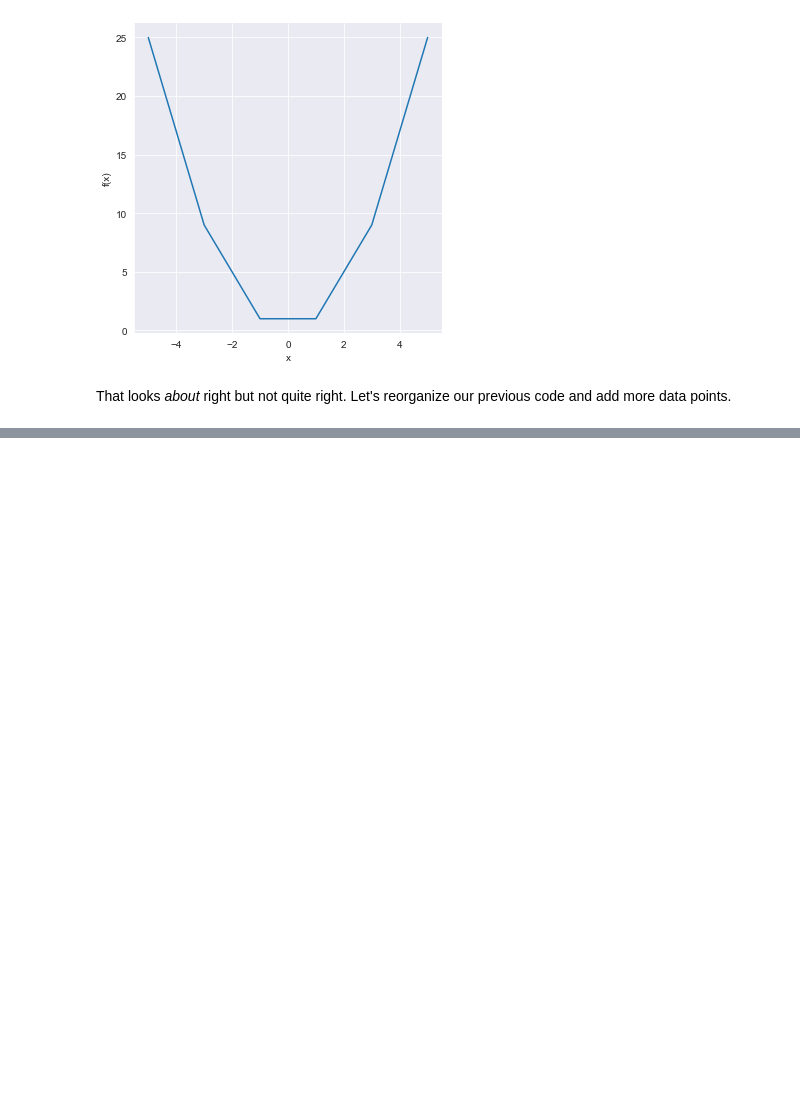
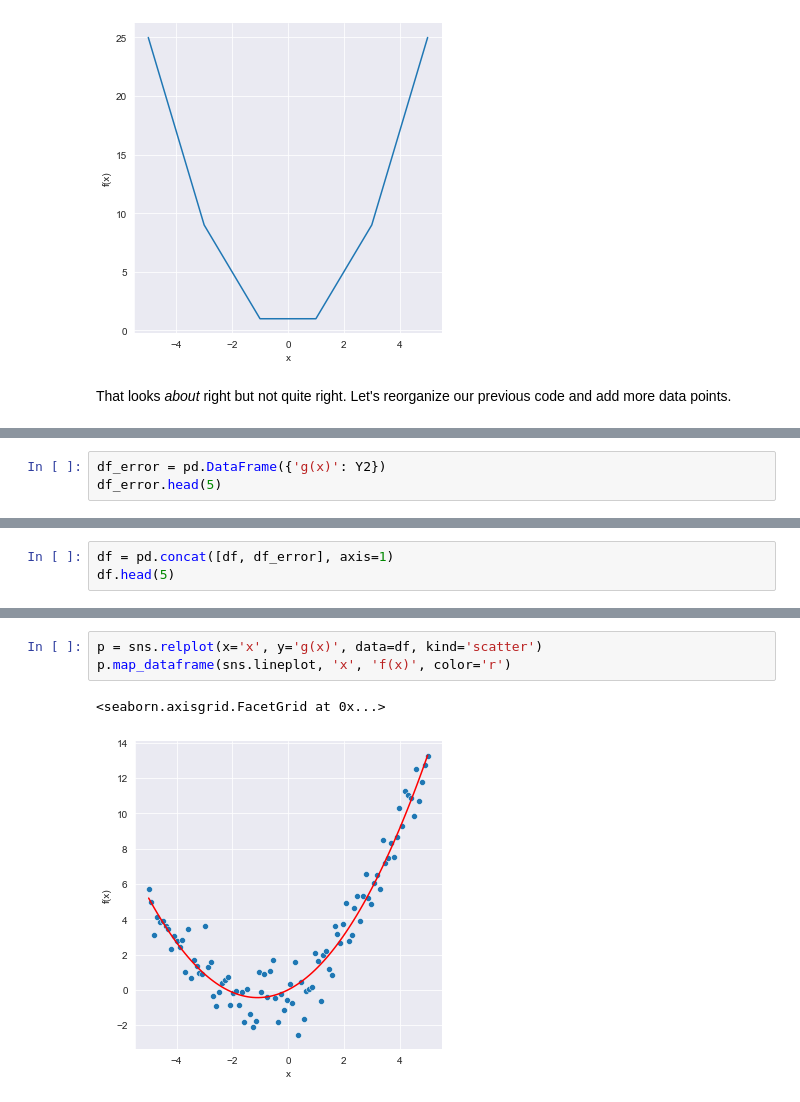
Before and after one commit to techimmersionweek22/data-science, a Jupyter notebook: ds.ipynb, the cells around one changed output, grey strips where cells are left out. Saved outputs shown, nothing was run; the diff lists cells and outputs as text; blank space fills up the shorter version.

```diff
--- a/ds.ipynb
+++ b/ds.ipynb
@@ -62,0 +101,3 @@ Y = X ** 2
+# %%
+df_error = pd.DataFrame({'g(x)': Y2})
+df_error.head(5)
@@ -62,0 +111,3 @@ Y = X ** 2
+# %%
+df = pd.concat([df, df_error], axis=1)
+df.head(5)
@@ -62,0 +121,6 @@ Y = X ** 2
+# %%
+p = sns.relplot(x='x', y='g(x)', data=df, kind='scatter')
+p.map_dataframe(sns.lineplot, 'x', 'f(x)', color='r')
+# %% [output]
+<seaborn.axisgrid.FacetGrid at 0x...>
+[figure, added]
```
Also changed, not shown: parts of 10 cells of this notebook.
